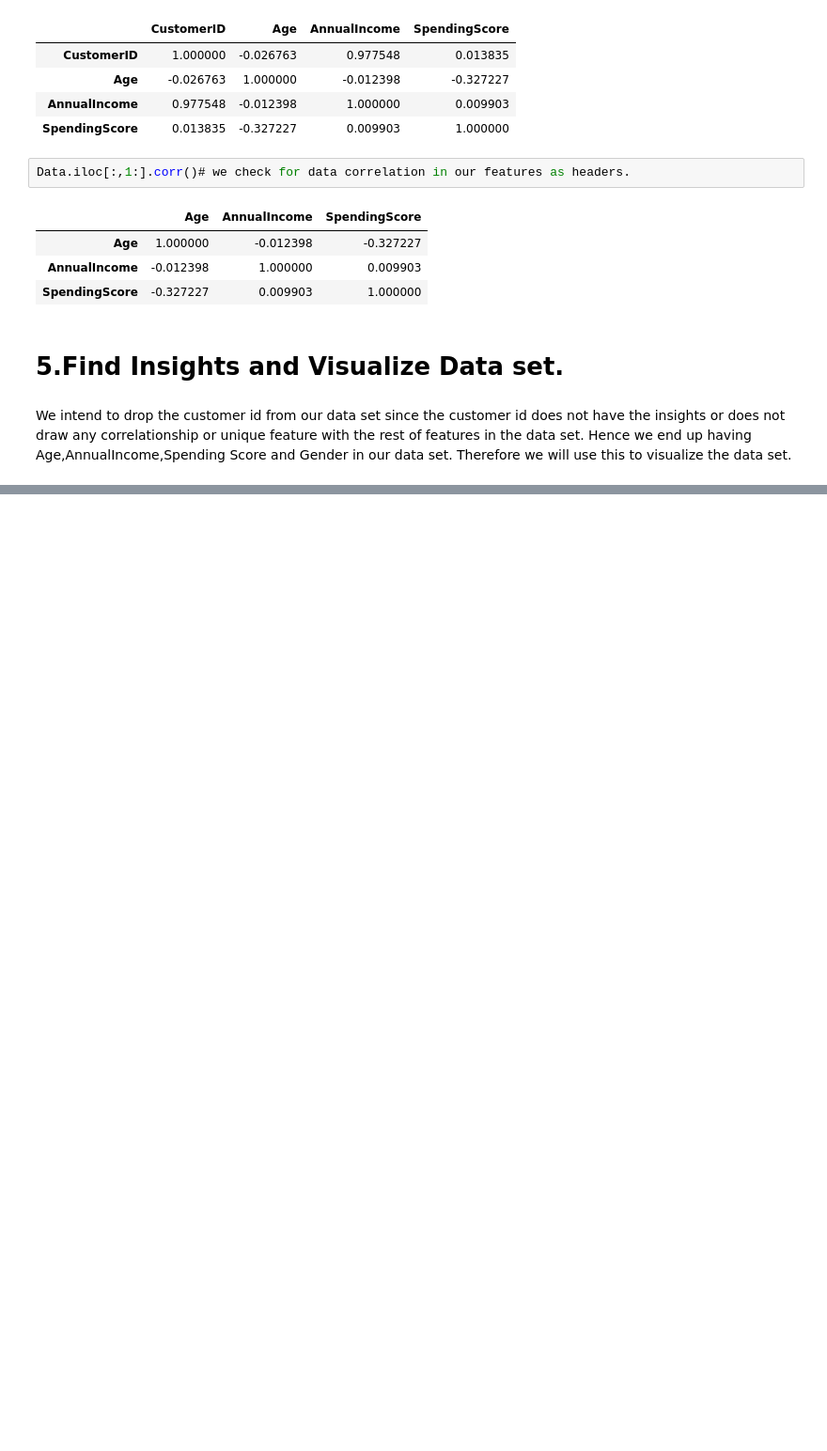
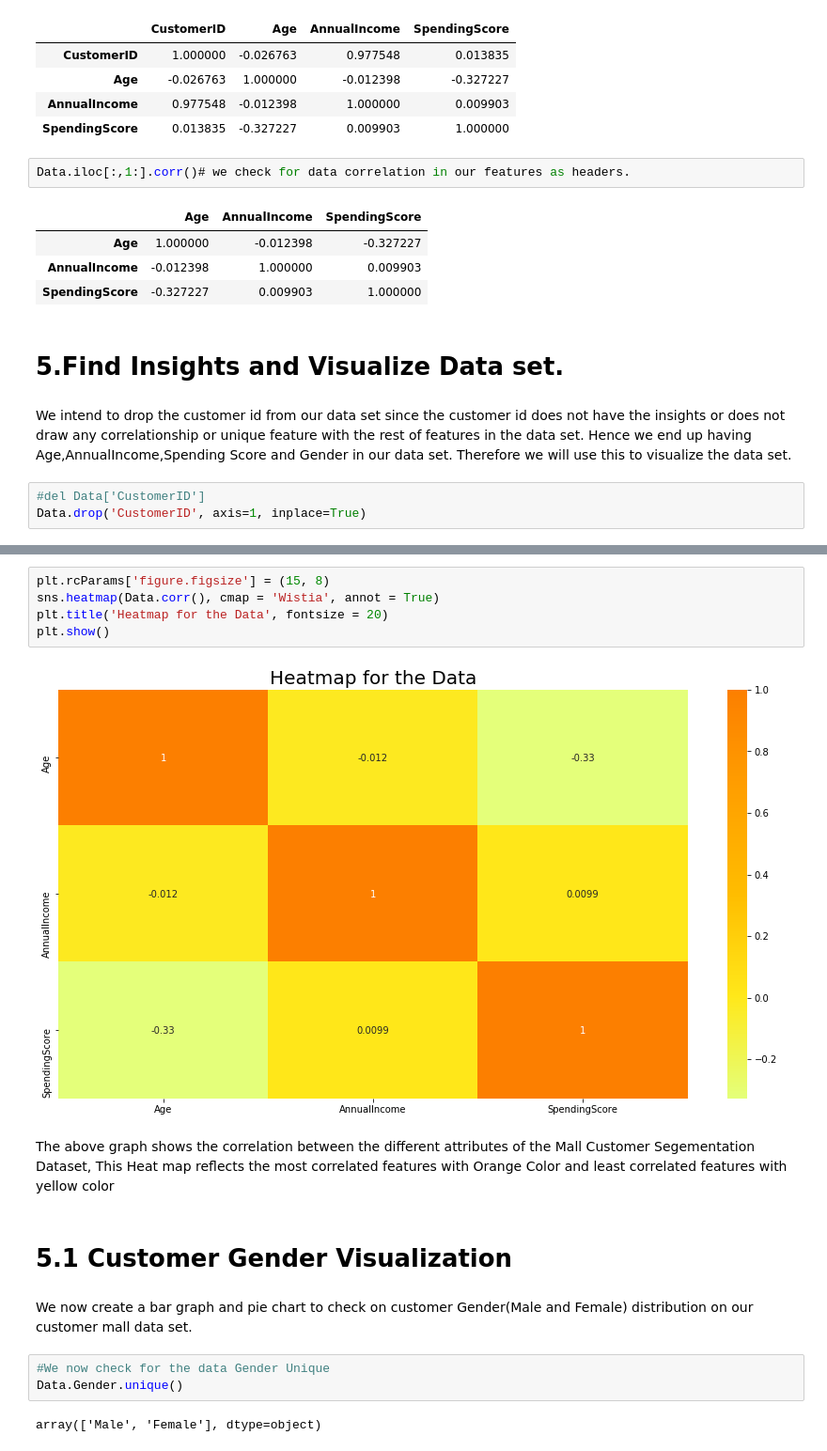
Before and after one commit to otumanelson758/Jenga-Project, a Jupyter notebook: CustomerSegmentationProject.ipynb, the cells around one changed output, grey strips where cells are left out. Shown at 94% size. Saved outputs shown, nothing was run; the diff lists cells and outputs as text; blank space fills up the shorter version.

```diff
--- a/CustomerSegmentationProject.ipynb
+++ b/CustomerSegmentationProject.ipynb
@@ -215,3 +218,6 @@ Data.iloc[:,1:].corr()# we check for data correlation in our features as headers
 # %% [markdown]
 We intend to drop the customer id from our data set since the customer id does not have the insights or does not draw any correlationship or unique feature with the rest of features in the data set. Hence we end up having Age,AnnualIncome,Spending Score and Gender in our data set.
 Therefore we will use this to visualize the data set.
+# %%
+#del Data['CustomerID']
+Data.drop('CustomerID', axis=1, inplace=True)
@@ -217,0 +240,19 @@ Therefore we will use this to visualize the data set.
+# %%
+plt.rcParams['figure.figsize'] = (15, 8)
+sns.heatmap(Data.corr(), cmap = 'Wistia', annot = True)
+plt.title('Heatmap for the Data', fontsize = 20)
+plt.show()
+# %% [output]
+[figure, added]
+# %% [markdown]
+The above graph shows the correlation between the different attributes of the Mall Customer Segementation Dataset,
+This Heat map reflects the most correlated features with Orange Color and least correlated features with yellow color
+# %% [markdown]
+# 5.1 Customer Gender Visualization
+# %% [markdown]
+We now create a bar graph and pie chart to check on customer Gender(Male and Female) distribution on our customer mall data set.
+# %%
+#We now check for the data Gender Unique
+Data.Gender.unique()
+# %% [output]
+array(['Male', 'Female'], dtype=object)
```
Also changed, not shown: parts of 40 cells of this notebook.
